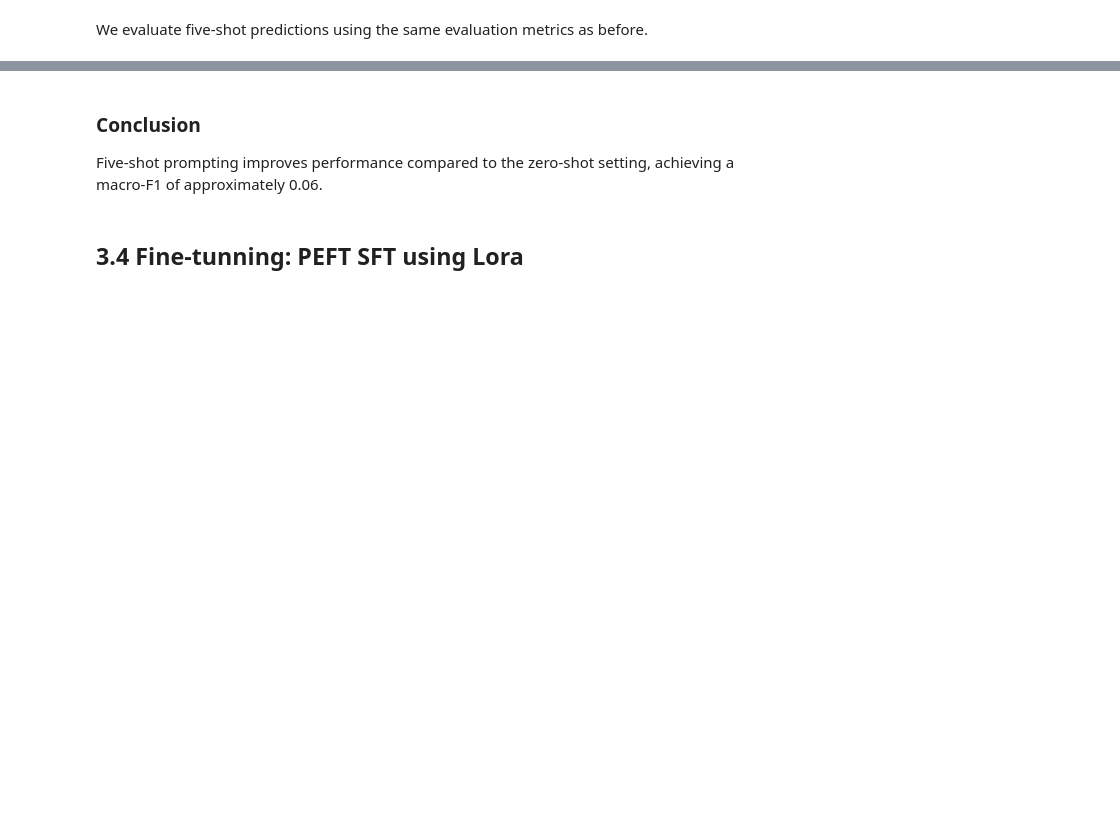
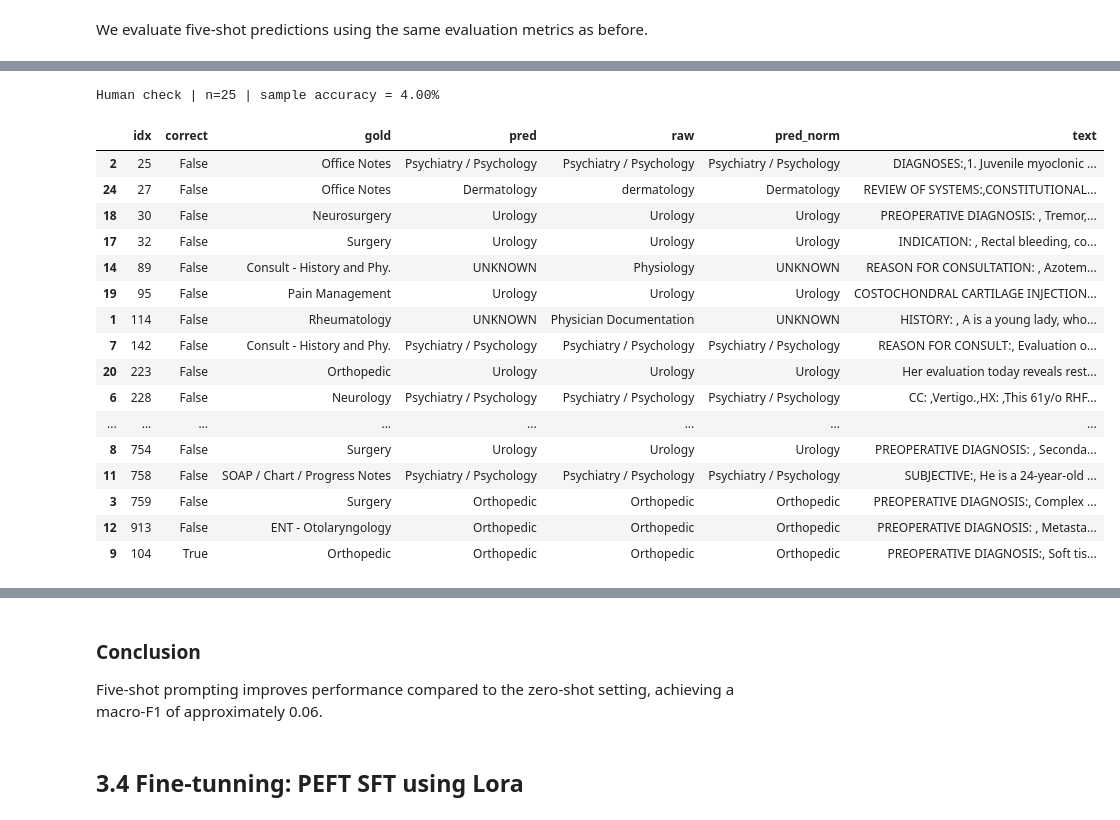
Before and after one commit to Schoggi-Mimi/nlp-project-2025, a Jupyter notebook: notebooks/03_prediction_model.ipynb, the cells around one changed output, grey strips where cells are left out. Cells and saved outputs as stored; diff of their text form; code cells hidden in the pictures; blank space fills up the shorter version.

```diff
--- a/notebooks/03_prediction_model.ipynb
+++ b/notebooks/03_prediction_model.ipynb
@@ -1172,3 +1267,27 @@ def make_fiveshot_prompt(text: str) -> str:
+# %%
+MAX_SHOT_CHARS = 500
+
+def make_fiveshot_prompt(text: str) -> str:
+    shots = ""
+    for ex in examples_five_shot:
+        shot_text = ex["text"][:MAX_SHOT_CHARS]
+        shots += (
+            "Medical note:\n"
+            f"{shot_text}\n"
+            f"Label: {ex['label']}\n\n"
+        )
+
+    user_content = (
+        "Choose EXACTLY ONE label from the list below that best matches the medical note.\n"
+        "Return ONLY the label text. Nothing else.\n\n"
+        f"Labels:\n{LABELS_STR}\n\n"
+        "Examples:\n"
+        f"{shots}"
+        "Medical note:\n"
+        f"{text}\n\n"
+        "Label:"
+    )
+    return format_qwen_chat(user_content)
 # %% [markdown]
 Next we define a function that performs five-shot label prediction by generating a response from the decoder model and extracting the predicted label from the generated text.
 # %%
@@ -1176,6 +1295,7 @@ def predict_label_fiveshot(text: str, max_new_tokens: int = 12) -> str:
     prompt = make_fiveshot_prompt(text)
 
     inputs = tok(prompt, return_tensors="pt", truncation=True).to(model.device)
+    input_len = inputs["input_ids"].shape[-1]
 
     with torch.no_grad():
         out = model.generate(
@@ -1189,9 +1309,11 @@ def predict_label_fiveshot(text: str, max_new_tokens: int = 12) -> str:
     decoded = tok.decode(out[0], skip_special_tokens=True)
 
     # take only what comes after "Label:"
-    pred_text = decoded.split("Label:")[-1].strip()
+    #pred_text = decoded.split("Label:")[-1].strip()
+    gen_ids = out[0][input_len:]
+    raw = tok.decode(gen_ids, skip_special_tokens=True).strip()
 
-    return pred_text
+    return raw
 # %%
 example_text
 # %% [output]
@@ -1210,9 +1331,11 @@ PRED: Surgery
 # %% [markdown]
 Next we apply the five-shot prompting procedure to the entire test set, generating one predicted label per medical note and collecting gold and predicted labels for evaluation.
 # %%
+from tqdm import tqdm
+
 y_true_fiveshot, y_pred_fiveshot = [], []
 
-for sample in final_df["test"]:
+for sample in tqdm(final_df["test"], desc="Five-shot inference"):
     text = sample["text"]
     gold = sample["labels"]
 
@@ -1233,14 +1358,38 @@ compute_metrics(y_pred_fiveshot)
+# %%
+id2label = {v: k for k, v in label2id.items()}
+
+for i in range(len(y_true_fiveshot)):
+    y_true_fiveshot[i] = id2label[y_true_fiveshot[i]]
 # %%
 hc_qwen_five_raw = human_check_qwen(
     final_test=final_df["test"],
     y_true_labels=y_true_fiveshot,
     y_pred_labels=y_pred_fiveshot,
     predict_raw_fn=predict_label_fiveshot,
     normalize_fn=normalize_to_label,
-    n=15,
+    n=25,
     seed=42
 )
 hc_qwen_five_raw
+# %% [output]
+Human check | n=25 | sample accuracy = 4.00%
+|  | idx | correct | gold | pred | raw | pred_norm | text |
+| 2 | 25 | False | Office Notes | Psychiatry / Psychology | Psychiatry / Psychology | Psychiatry / Psychology | DIAGNOSES:,1. Juvenile myoclonic ... |
+| 24 | 27 | False | Office Notes | Dermatology | dermatology | Dermatology | REVIEW OF SYSTEMS:,CONSTITUTIONAL... |
+| 18 | 30 | False | Neurosurgery | Urology | Urology | Urology | PREOPERATIVE DIAGNOSIS: , Tremor,... |
+| 17 | 32 | False | Surgery | Urology | Urology | Urology | INDICATION: , Rectal bleeding, co... |
+| 14 | 89 | False | Consult - History and Phy. | UNKNOWN | Physiology | UNKNOWN | REASON FOR CONSULTATION: , Azotem... |
+| 19 | 95 | False | Pain Management | Urology | Urology | Urology | COSTOCHONDRAL CARTILAGE INJECTION... |
+| 1 | 114 | False | Rheumatology | UNKNOWN | Physician Documentation | UNKNOWN | HISTORY: , A is a young lady, who... |
+| 7 | 142 | False | Consult - History and Phy. | Psychiatry / Psychology | Psychiatry / Psychology | Psychiatry / Psychology | REASON FOR CONSULT:, Evaluation o... |
+| 20 | 223 | False | Orthopedic | Urology | Urology | Urology | Her evaluation today reveals rest... |
+| 6 | 228 | False | Neurology | Psychiatry / Psychology | Psychiatry / Psychology | Psychiatry / Psychology | CC: ,Vertigo.,HX: ,This 61y/o RHF... |
+| ... | ... | ... | ... | ... | ... | ... | ... |
+| 8 | 754 | False | Surgery | Urology | Urology | Urology | PREOPERATIVE DIAGNOSIS: , Seconda... |
+| 11 | 758 | False | SOAP / Chart / Progress Notes | Psychiatry / Psychology | Psychiatry / Psychology | Psychiatry / Psychology | SUBJECTIVE:, He is a 24-year-old ... |
+| 3 | 759 | False | Surgery | Orthopedic | Orthopedic | Orthopedic | PREOPERATIVE DIAGNOSIS:, Complex ... |
+| 12 | 913 | False | ENT - Otolaryngology | Orthopedic | Orthopedic | Orthopedic | PREOPERATIVE DIAGNOSIS: , Metasta... |
+| 9 | 104 | True | Orthopedic | Orthopedic | Orthopedic | Orthopedic | PREOPERATIVE DIAGNOSIS:, Soft tis... |
 # %%
 
 hc_qwen_five_raw[hc_qwen_five_raw["correct"] == False].head(10)
```
Also changed, not shown: parts of 42 cells of this notebook.
